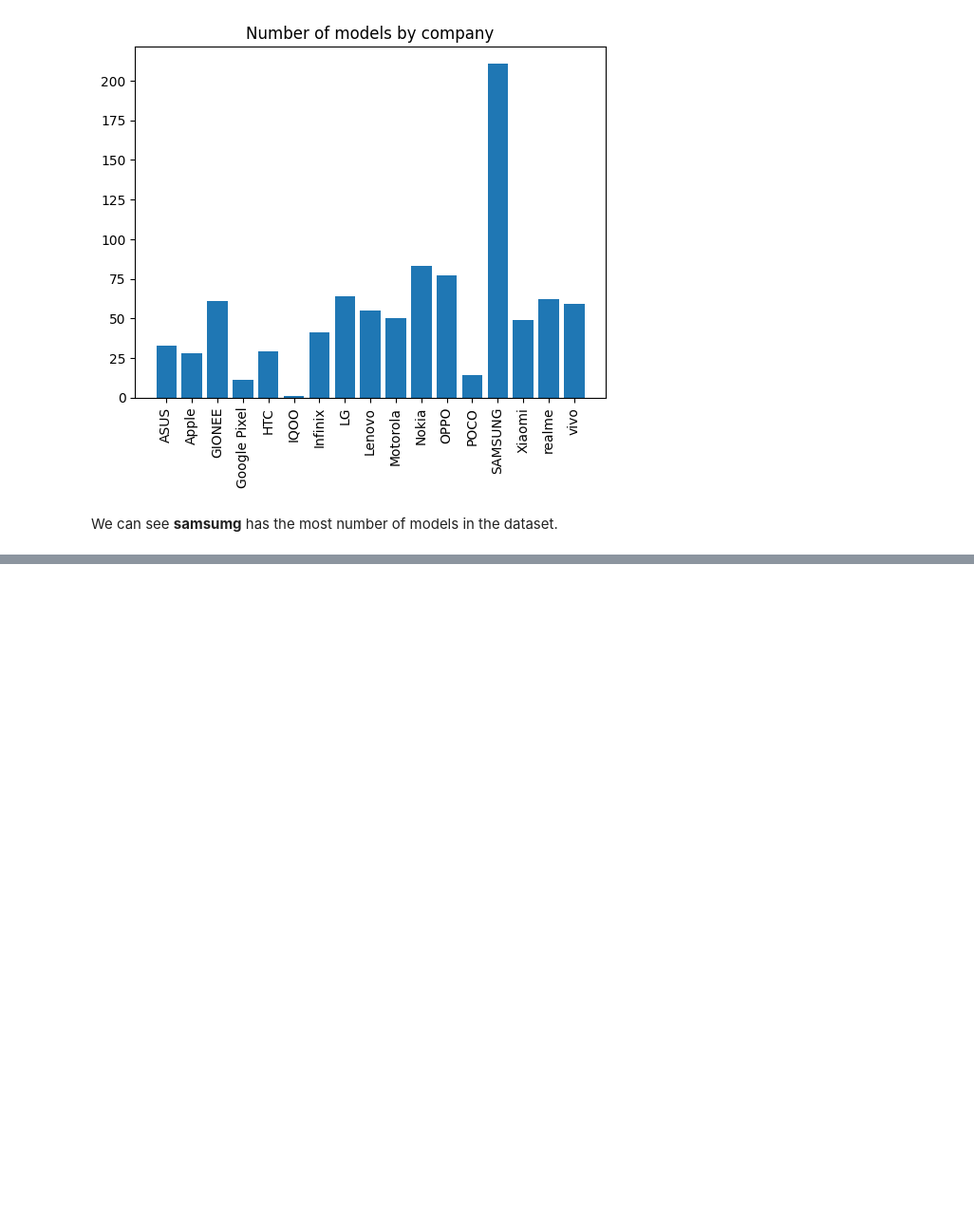
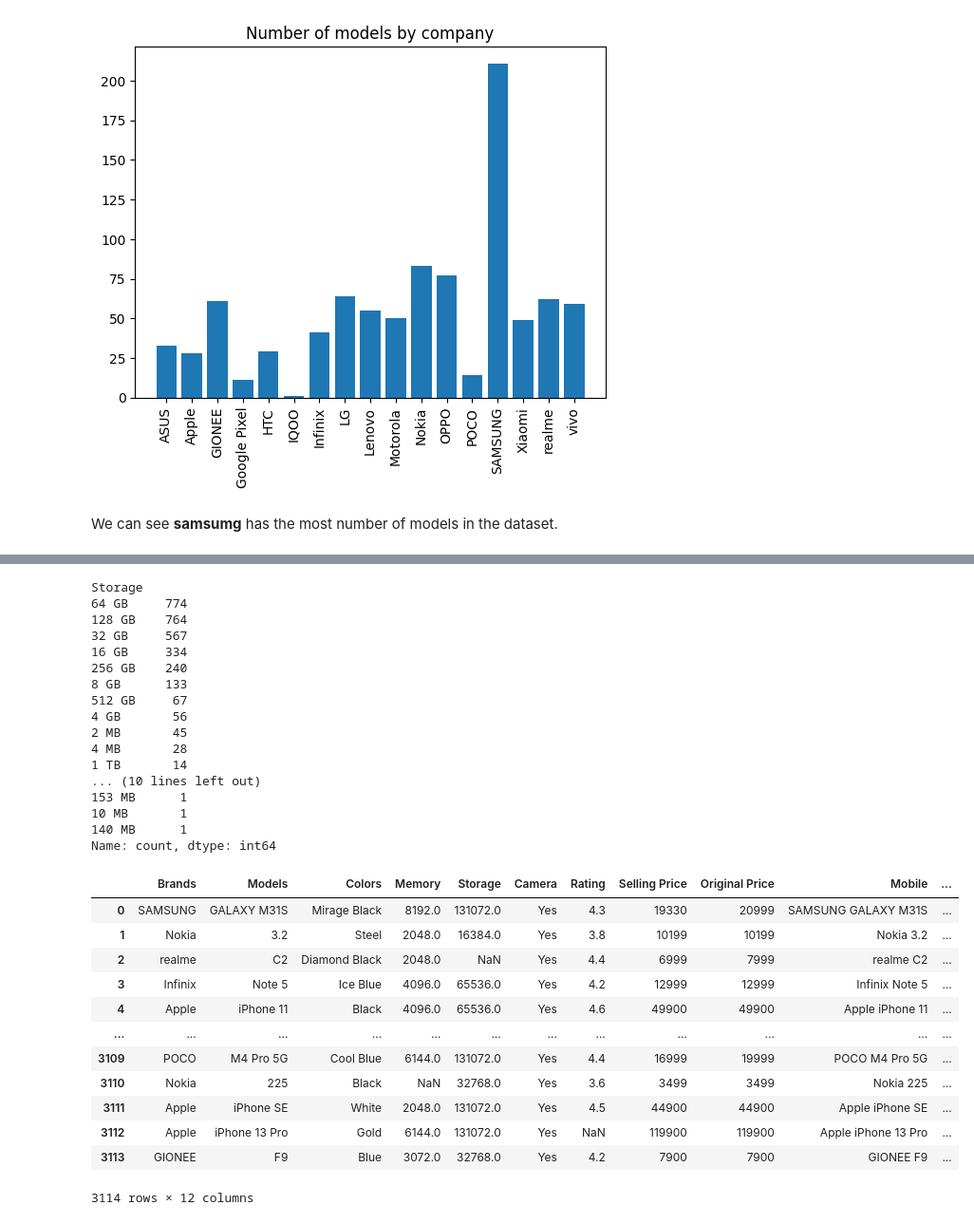
Before and after one commit to Vahsir7/EDA, a Jupyter notebook: mobile_sales/analysis.ipynb, the cells around one changed output, grey strips where cells are left out. Shown at 95% size. Drawn from its saved outputs; the diff is of its cells as text; code cells hidden in the pictures; blank space fills up the shorter version.

```diff
--- a/mobile_sales/analysis.ipynb
+++ b/mobile_sales/analysis.ipynb
@@ -157,0 +326,4 @@ We can see **samsumg** has the most number of models in the dataset.
+# %%
+data_converted[["Storage"]] = data_converted[["Storage"]].replace("Expandable Upto 32 GB", "32 GB")
+data_converted[["Storage"]] = data_converted[["Storage"]].replace("Expandable Upto 16 GB", "16 GB")
+data_converted.Storage.value_counts()
@@ -157,0 +348,37 @@ We can see **samsumg** has the most number of models in the dataset.
+# %%
+print(data_converted.Storage.value_counts())
+data_converted['Storage'] = data_converted['Storage'].dropna().apply(conversion)
+
+
+data_converted
+# %% [output]
+Storage
+64 GB     774
+128 GB    764
+32 GB     567
+16 GB     334
+256 GB    240
+8 GB      133
+512 GB     67
+4 GB       56
+2 MB       45
+4 MB       28
+1 TB       14
+... (10 lines left out)
+153 MB      1
+10 MB       1
+140 MB      1
+Name: count, dtype: int64
+|  | Brands | Models | Colors | Memory | Storage | Camera | Rating | Selling Price | Original Price | Mobile | ... |
+| 0 | SAMSUNG | GALAXY M31S | Mirage Black | 8192.0 | 131072.0 | Yes | 4.3 | 19330 | 20999 | SAMSUNG GALAXY M31S | ... |
+| 1 | Nokia | 3.2 | Steel | 2048.0 | 16384.0 | Yes | 3.8 | 10199 | 10199 | Nokia 3.2 | ... |
+| 2 | realme | C2 | Diamond Black | 2048.0 | NaN | Yes | 4.4 | 6999 | 7999 | realme C2 | ... |
+| 3 | Infinix | Note 5 | Ice Blue | 4096.0 | 65536.0 | Yes | 4.2 | 12999 | 12999 | Infinix Note 5 | ... |
+| 4 | Apple | iPhone 11 | Black | 4096.0 | 65536.0 | Yes | 4.6 | 49900 | 49900 | Apple iPhone 11 | ... |
+| ... | ... | ... | ... | ... | ... | ... | ... | ... | ... | ... | ... |
+| 3109 | POCO | M4 Pro 5G | Cool Blue | 6144.0 | 131072.0 | Yes | 4.4 | 16999 | 19999 | POCO M4 Pro 5G | ... |
+| 3110 | Nokia | 225 | Black | NaN | 32768.0 | Yes | 3.6 | 3499 | 3499 | Nokia 225 | ... |
+| 3111 | Apple | iPhone SE | White | 2048.0 | 131072.0 | Yes | 4.5 | 44900 | 44900 | Apple iPhone SE | ... |
+| 3112 | Apple | iPhone 13 Pro | Gold | 6144.0 | 131072.0 | Yes | NaN | 119900 | 119900 | Apple iPhone 13 Pro | ... |
+| 3113 | GIONEE | F9 | Blue | 3072.0 | 32768.0 | Yes | 4.2 | 7900 | 7900 | GIONEE F9 | ... |
+3114 rows × 12 columns
```
Also changed, not shown: parts of 45 cells of this notebook, 1 other file.
